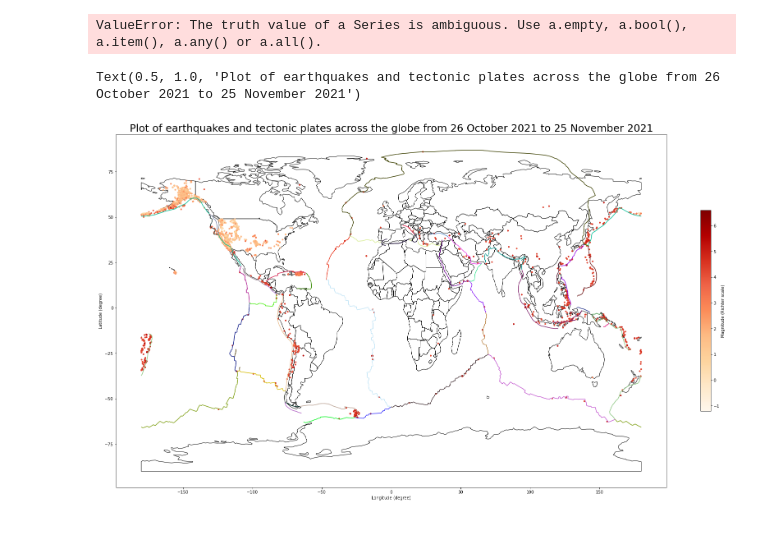
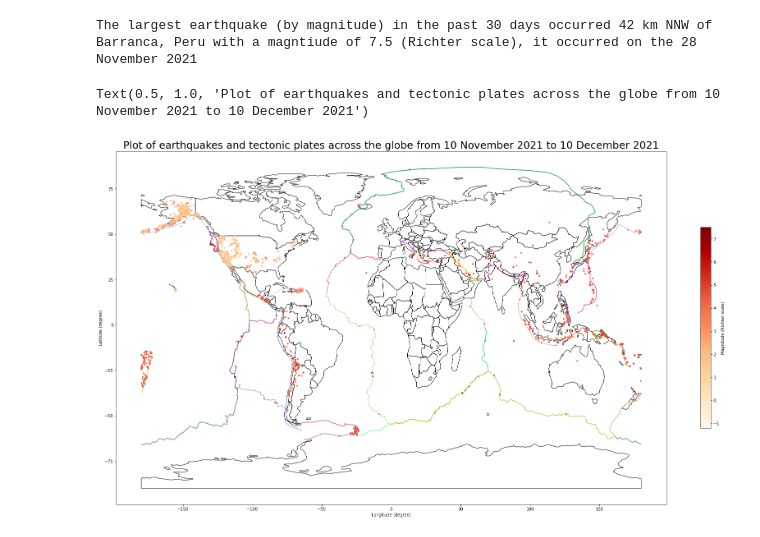
Before and after one commit to girons97/assignments, a Jupyter notebook: earthquakes_pandas/earthquakes_pandas.ipynb, the cells around one changed output. Saved outputs shown, nothing was run; the diff lists cells and outputs as text; code cells hidden in the pictures.

```diff
--- a/earthquakes_pandas/earthquakes_pandas.ipynb
+++ b/earthquakes_pandas/earthquakes_pandas.ipynb
@@ -9,3 +11,15 @@ import fiona
 from dateutil import parser as date_parser
 from datetime import date
 gpd.io.file.fiona.drvsupport.supported_drivers['KML'] = 'rw' #The driver required to read 'KML' files
+# %%
+#Pull the seismic data from USGS API Earthquake Catalog for the last 30 days
+response = requests.get('https://earthquake.usgs.gov/fdsnws/event/1/query?format=csv')
+response_encoding = response.encoding
+response_data = response.content
+# %%
+#Read in the data as a pd dataframe
+seismic_data = pd.read_csv(io.StringIO(response_data.decode(response_encoding)))
+# %%
+#Plot a table with the types and count of each seismic activity
+first_date, last_date = date_parser.parse(min(seismic_data.time)).strftime("%d %B %Y"), date_parser.parse(max(seismic_data.time)).strftime("%d %B %Y") #Find the first and last dates in the data and format as dd mm yyyy
+pd.DataFrame(seismic_data.groupby(['type']).size()).style.set_caption("Number of seismic disturbances by type between {} and {}".format(first_date, last_date)) #Plot a table of the data
@@ -24,37 +48,32 @@ plates = gpd.read_file(plates_path, driver="KML")
 
 #World as a geopandas data frame
 world = gpd.read_file(gpd.datasets.get_path('naturalearth_lowres'))
-# %%
-mag_bins = np.floor(np.linspace(earthquakes.mag.min(), earthquakes.mag.max(), num=5))
-mag_colors = ['green', 'yellow', 'blue', 'orange', 'red']
-earthquakes.loc[(earthquakes['mag'] > mag_bins[2] and mag_bins[3] < earthquakes['mags'])]
-# %% [output]
-ValueError: The truth value of a Series is ambiguous. Use a.empty, a.bool(), a.item(), a.any() or a.all().
+# %%
+largest_earthquake = earthquakes.loc[earthquakes['mag'].idxmax()]
+print('The largest earthquake (by magnitude) in the past 30 days occurred {} with a magntiude of {} (Richter scale), it occurred on the {}'.format(largest_earthquake.place, largest_earthquake.mag, date_parser.parse(largest_earthquake.time).strftime("%d %B %Y")))
+# %% [output]
+The largest earthquake (by magnitude) in the past 30 days occurred 42 km NNW of Barranca, Peru with a magntiude of 7.5 (Richter scale), it occurred on the 28 November 2021
 # %%
 #Initialise figure (create empty figure)
 fig, ax = plt.subplots(1, 1, figsize=(30,30))
+
 #Plots the world from the geodataframe (plots the geometry column by default)
 world.plot(ax=ax, color='white', edgecolor = 'black')
 
 #Plots the earthquakes from the geodataframe
-# mag_bins = np.floor(np.linspace(earthquakes.mag.min(), earthquakes.mag.max(), num=5))
-# mag_colors = ['green', 'yellow', 'blue', 'orange', 'red']
-# for bin in range(len(mag_bins)):
-#     earthquakes[(earthquakes['mag'] > mag_bins[bin]) and (earthquakes['mag'] < mag_bins[bin+1])].plot(ax=ax, color=mag_colors[bin], marker='.')
 earthquakes.plot(ax=ax, column=earthquakes['mag'], cmap="OrRd", marker='.', legend=True, legend_kwds={'shrink': 0.3, 'label': "Magnitude (Richter scale)"})
 
 # Creates array of uniques plate names, creates random list of colors, loops over geodataframe plotting each platename a different random colour
 plate_names = plates.Name.unique()
 rand_color_list = [ "#%06x" % random.randint(0, 0xFFFFFF) for color in range(len(plate_names))]
 for index, plate in enumerate(plate_names):
     mask = plates['Name'] == plate
     plates[mask].plot(ax=ax, color=rand_color_list[index])
 
 #Customisation of the plot
 plt.xlabel("Longitude (degree)")
 plt.ylabel("Latitude (degree)")
-first_date, last_date = date_parser.parse(min(earthquakes.time)).strftime("%d %B %Y"), date_parser.parse(max(earthquakes.time)).strftime("%d %B %Y")
 plt.title('Plot of earthquakes and tectonic plates across the globe from {} to {}'.format(first_date, last_date), fontsize=25)
 # %% [output]
-Text(0.5, 1.0, 'Plot of earthquakes and tectonic plates across the globe from 26 October 2021 to 25 November 2021')
+Text(0.5, 1.0, 'Plot of earthquakes and tectonic plates across the globe from 10 November 2021 to 10 December 2021')
-[figure, old version]
+[figure, new version]
```
Also changed, not shown: parts of 8 cells of this notebook.
